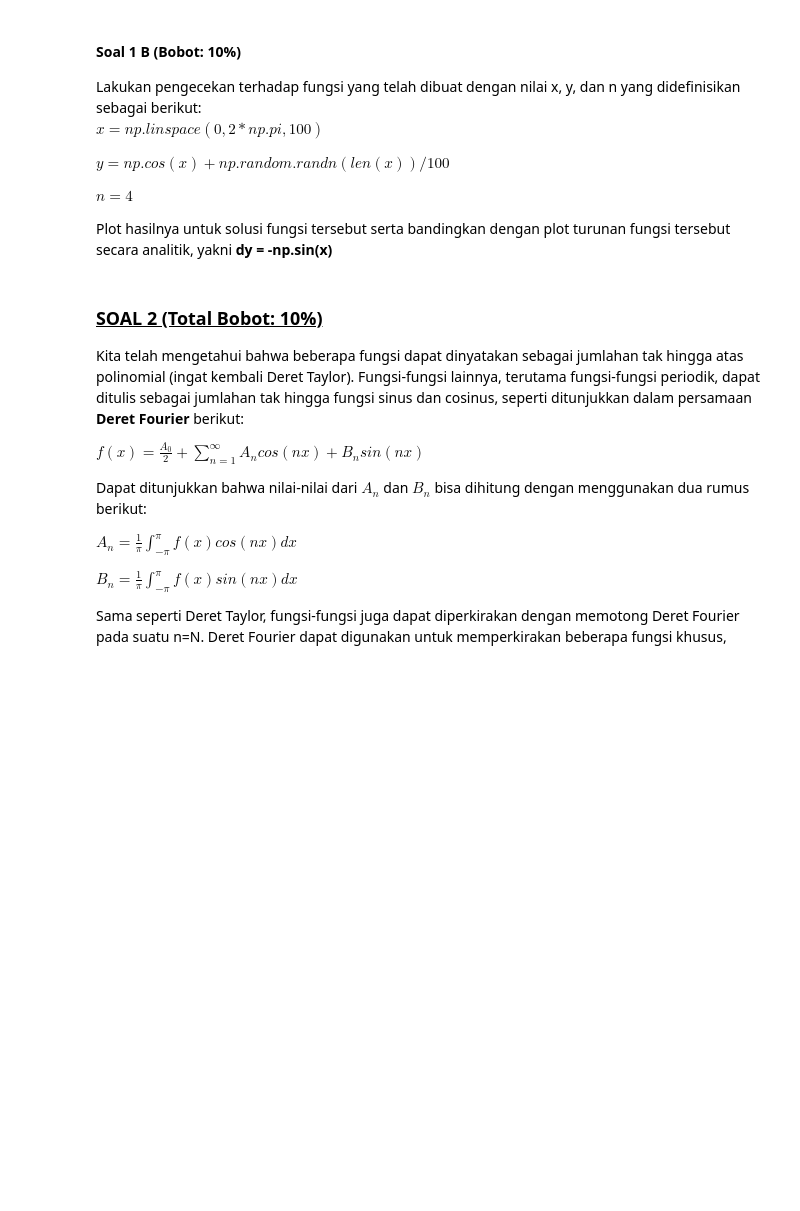
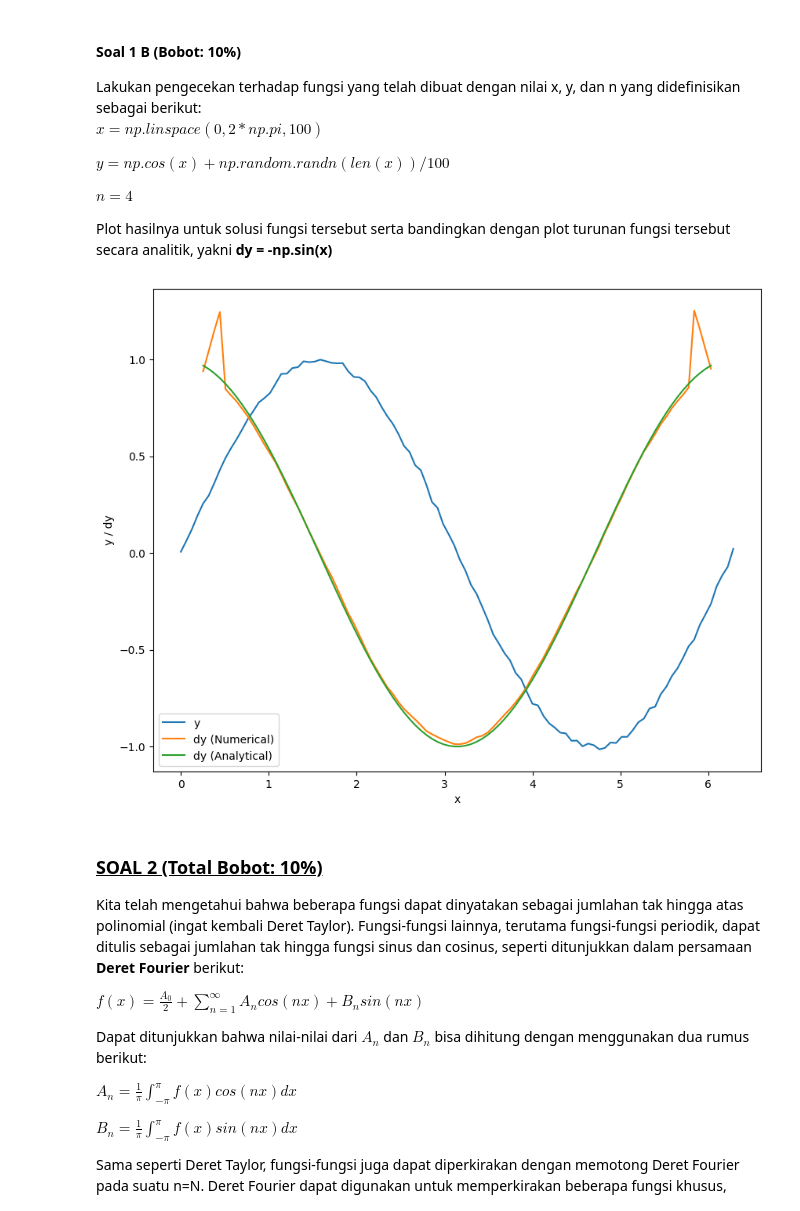
Before and after one commit to NomieC/Nomiec-drive, a Jupyter notebook: jupyter/FidelBrianDava_00000073866_IF420_F_UAS/FidelBrianDava_00000073866_IF420_F_UAS.ipynb, the cells around one changed output. Cells and saved outputs as stored; diff of their text form; code cells hidden in the pictures; blank space fills up the shorter version.

```diff
--- a/jupyter/FidelBrianDava_00000073866_IF420_F_UAS/FidelBrianDava_00000073866_IF420_F_UAS.ipynb
+++ b/jupyter/FidelBrianDava_00000073866_IF420_F_UAS/FidelBrianDava_00000073866_IF420_F_UAS.ipynb
@@ -71,20 +76,24 @@ Plot hasilnya untuk solusi fungsi tersebut serta bandingkan dengan plot turunan
 # %%
 # test case (Max Points: 5%)
 # put your codes here
 x = np.linspace(0, 2*np.pi, 100)
 y = np.sin(x) + np.random.randn(len(x))/100
 n = 4
+dy, X = my_num_diff_w_smoothing(x, y, n)
+dy_analytical = np.cos(x[n:len(x) - n])
 
 # plot the estimation and analytic results (Max Points: 5%)
 # put your codes here
 plt.figure(figsize=(10, 8))
 plt.plot(x, y, label='y')
 plt.plot(X, dy, label='dy (Numerical)')
 plt.plot(x[n:len(x) - n], dy_analytical, label='dy (Analytical)')
 plt.xlabel('x')
 plt.ylabel('y / dy')
 plt.legend()
 plt.show()
+# %% [output]
+[figure, added]
 # %% [markdown]
 <u><h3>SOAL 2 (Total Bobot: 10%)</h3></u>
 
```
Also changed, not shown: parts of 13 cells of this notebook.
